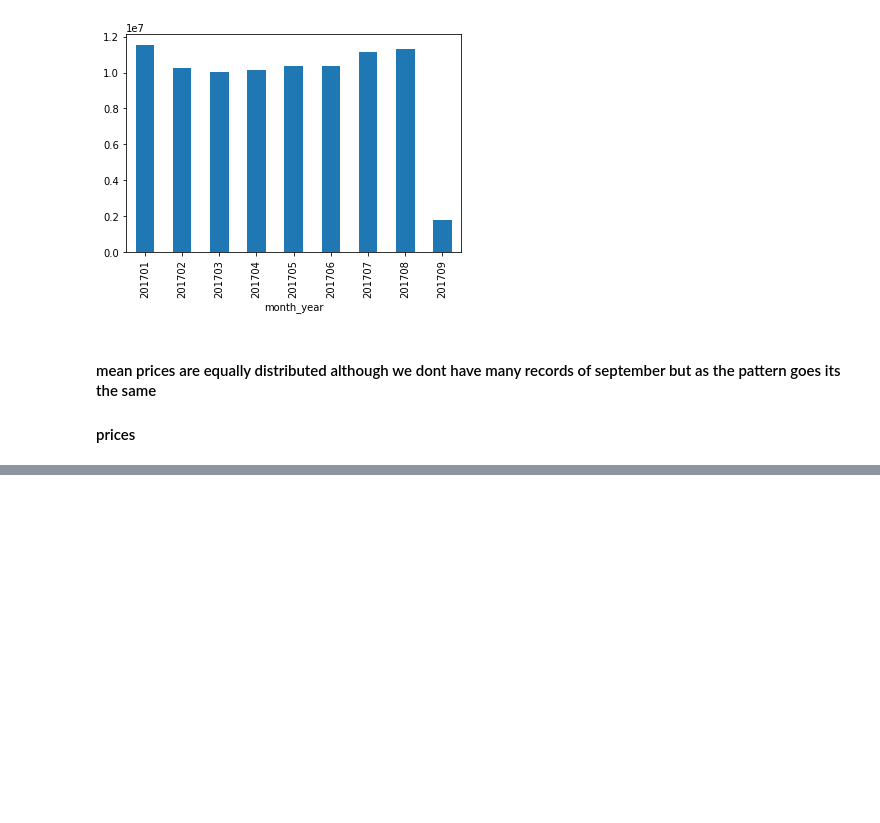
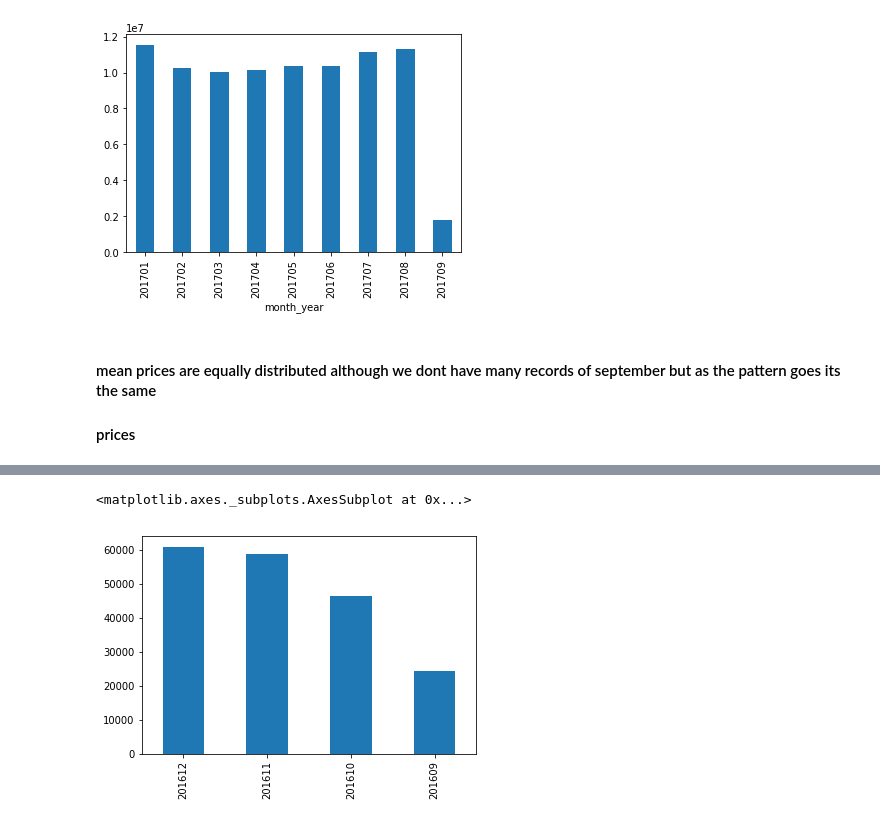
Before and after one commit to ahmedserag2/Airbnb-data-boston-seattle, a Jupyter notebook: boston/boston.ipynb, the cells around one changed output, grey strips where cells are left out. Saved outputs shown, nothing was run; the diff lists cells and outputs as text; code cells hidden in the pictures; blank space fills up the shorter version.

```diff
--- a/boston/boston.ipynb
+++ b/boston/boston.ipynb
@@ -501,0 +464,5 @@ calendar_df.query("available == False")
+# %%
+calendar_df.query("date.dt.year == 2016").month_year.value_counts().plot.bar()
+# %% [output]
+<matplotlib.axes._subplots.AxesSubplot at 0x...>
+[figure, added]
```
Also changed, not shown: parts of 31 cells of this notebook.
